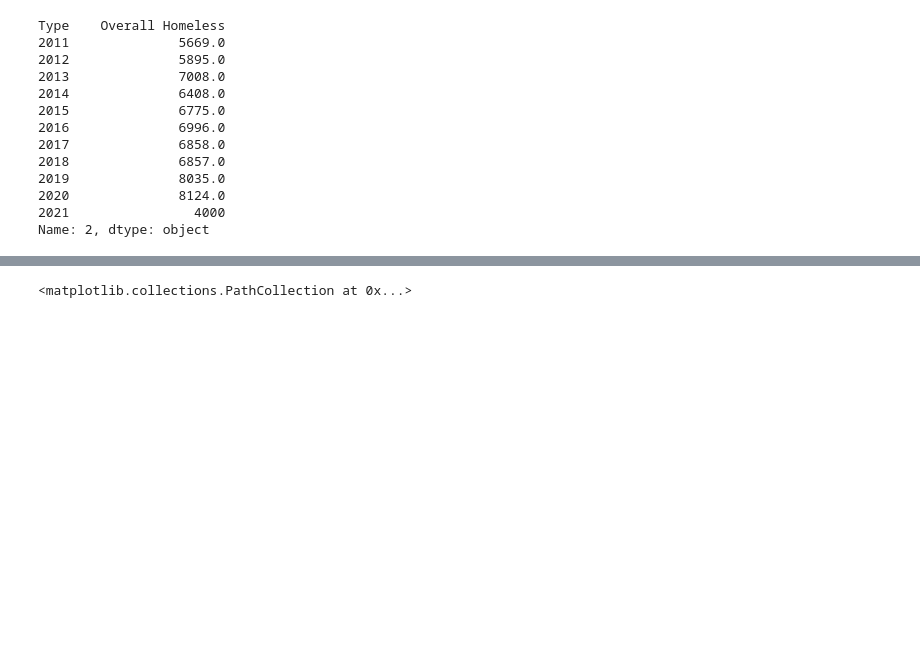
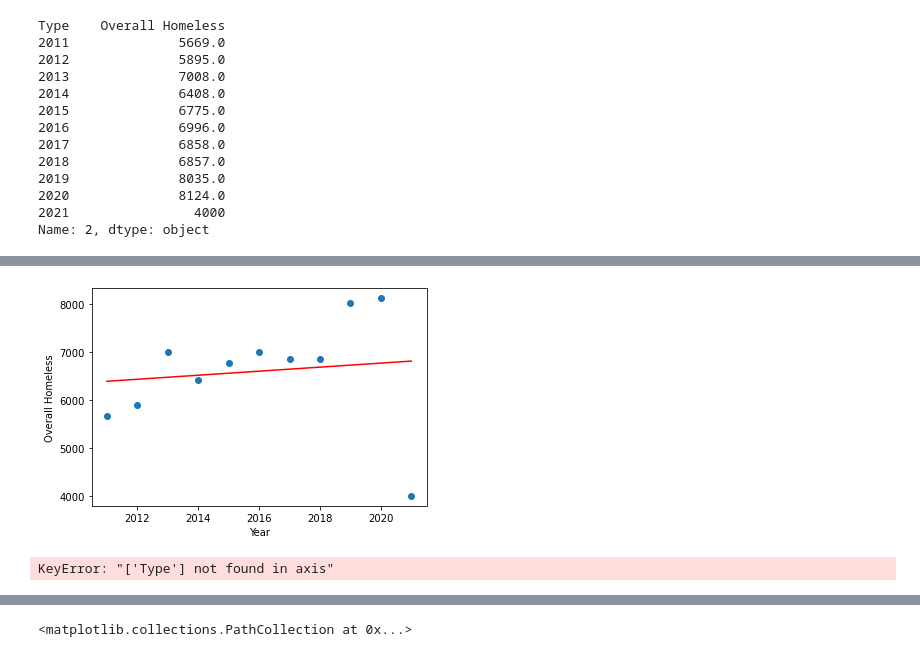
Before and after one commit to scbigler/Project1, a Jupyter notebook: Shelter_year.ipynb, the cells around one changed output, grey strips where cells are left out. Saved outputs shown, nothing was run; the diff lists cells and outputs as text; code cells hidden in the pictures; blank space fills up the shorter version.

Commit message:
Regression chart

```diff
--- a/Shelter_year.ipynb
+++ b/Shelter_year.ipynb
@@ -94,3 +96,7 @@ Type    Overall Homeless
 2020              8124.0
 2021                4000
 Name: 2, dtype: object
+# %%
+oah = pd.to_numeric(overall_homeless[1:], downcast='float')
+
+print(oah)
@@ -97,3 +116,22 @@ Name: 2, dtype: object
+# %%
+# Perform a linear regression on year versus overall homeless
+
+sf_homeless = oah
+shelters = oah.index.astype('int')
+
+(slope, intercept, rvalue, pvalue, stderr) = linregress(shelters, sf_homeless)
+regress_values = shelters * slope + intercept
+
+
+plt.scatter(shelters,sf_homeless)
+plt.plot(shelters,regress_values,"r-")
+plt.xlabel("Year")
+plt.ylabel("Overall Homeless")
+plt.show()
+# %% [output]
+[figure, added]
 # %%
-combine = pd.concat([filter_df.sum(), overall_homeless], axis=1).T.reset_index(drop=True).drop('Type',1)
+combine = pd.concat([filter_df.sum(), oah], axis=1).T.reset_index(drop=True).drop('Type',1)
 combine.T[1] = pd.to_numeric(combine.T[1])
+# %% [output]
+KeyError: "['Type'] not found in axis"
```
Also changed, not shown: parts of 5 cells of this notebook.
